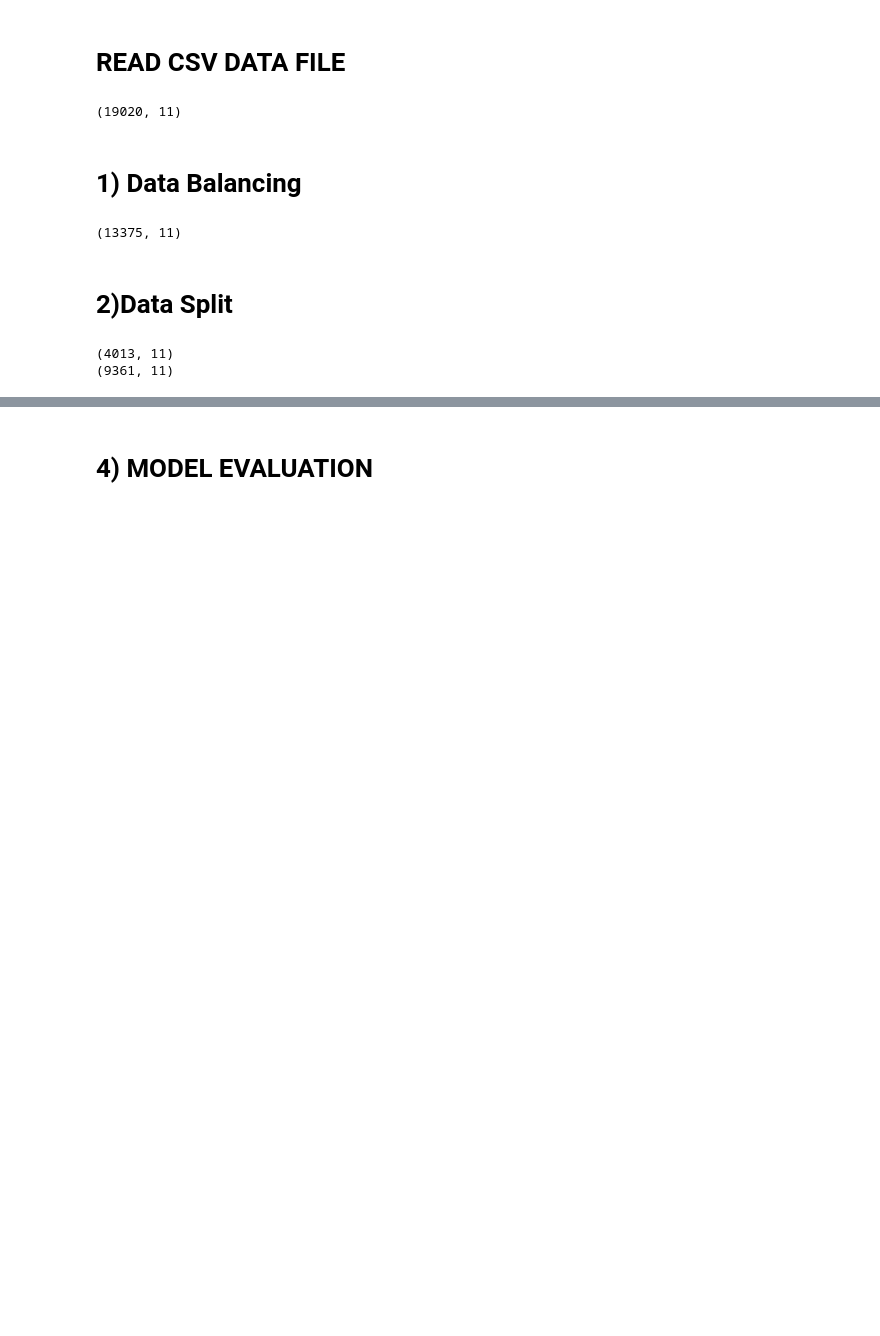
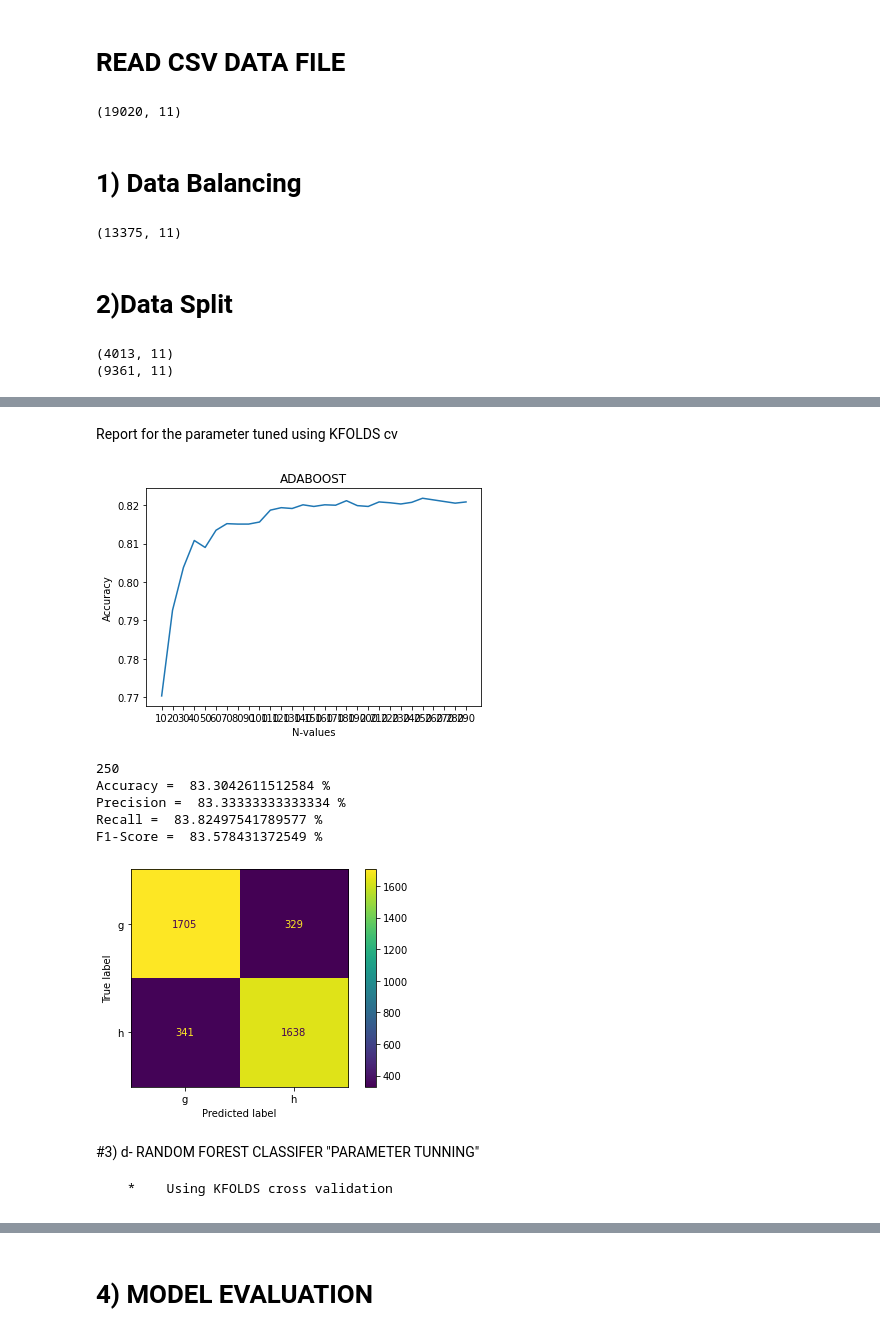
Before and after one commit to ahmedabdelkabier/ML_Data_Classification, a Jupyter notebook: Data_Classification_AI.ipynb, the cells around one changed output, grey strips where cells are left out. Saved outputs shown, nothing was run; the diff lists cells and outputs as text; code cells hidden in the pictures; blank space fills up the shorter version.

```diff
--- a/Data_Classification_AI.ipynb
+++ b/Data_Classification_AI.ipynb
@@ -117,0 +136,53 @@ Model_accuracy =  77.00145462055123 %
+# %%
+#APPLY ADABOOST CALSSIFER ON TRAINIG DATA
+#USING K-FOLDS AS A CROSS VALIDATION TO GET HYPERPARAMETR
+#CHOOSE THE BEST N-ESTIMATOR THAT GIVES HIGH ACC.
+from sklearn.ensemble import AdaBoostClassifier
+
+def adaboost(trainig_data , trainig_label):
+  dic = {}
+  folds = KFold(n_splits= 5 ,shuffle= False , random_state= None)
+
+  for n in range(10,300,10):
+    score = 0
+
+    for train_index , validation_index in folds.split(trainig_data):
+      _data_train , _data_validation = trainig_data[train_index] , trainig_data[validation_index]
+      _train_labels , _validation_labels = trainig_label[train_index] , trainig_label[validation_index]
+
+      ada_boost = AdaBoostClassifier(n_estimators= n).fit(_data_train , _train_labels)
+      prediction = ada_boost.predict(_data_validation)
+      score = score + metrics.accuracy_score(_validation_labels , prediction)
+    dic[score / 5] = n
+
+  list = dic.items()
+  scores , n_values = zip(*list)
+  loc = np.arange(10,300,step=10.0)
+
+  plt.title("ADABOOST")
+  plt.plot(range(10,300,10) , scores)
+  plt.xticks(loc)
+
+  plt.xlabel("N-values")
+  plt.ylabel("Accuracy")
+  plt.show()
+
+  max_score = max(scores)
+  return dic.get(max_score)
+# %% [markdown]
+Report for the parameter tuned using KFOLDS cv
+# %%
+n = adaboost(training_data_set , training_labels)
+model_eva(n , "adaboost")
+# %% [output]
+[figure, added]
+250
+Accuracy =  83.3042611512584 %
+Precision =  83.33333333333334 %
+Recall =  83.82497541789577 %
+F1-Score =  83.578431372549 %
+[figure, added]
+# %% [markdown]
+#3) d- RANDOM FOREST CLASSIFER "PARAMETER TUNNING"
+
+      *    Using KFOLDS cross validation
```
Also changed, not shown: parts of 17 cells of this notebook.
